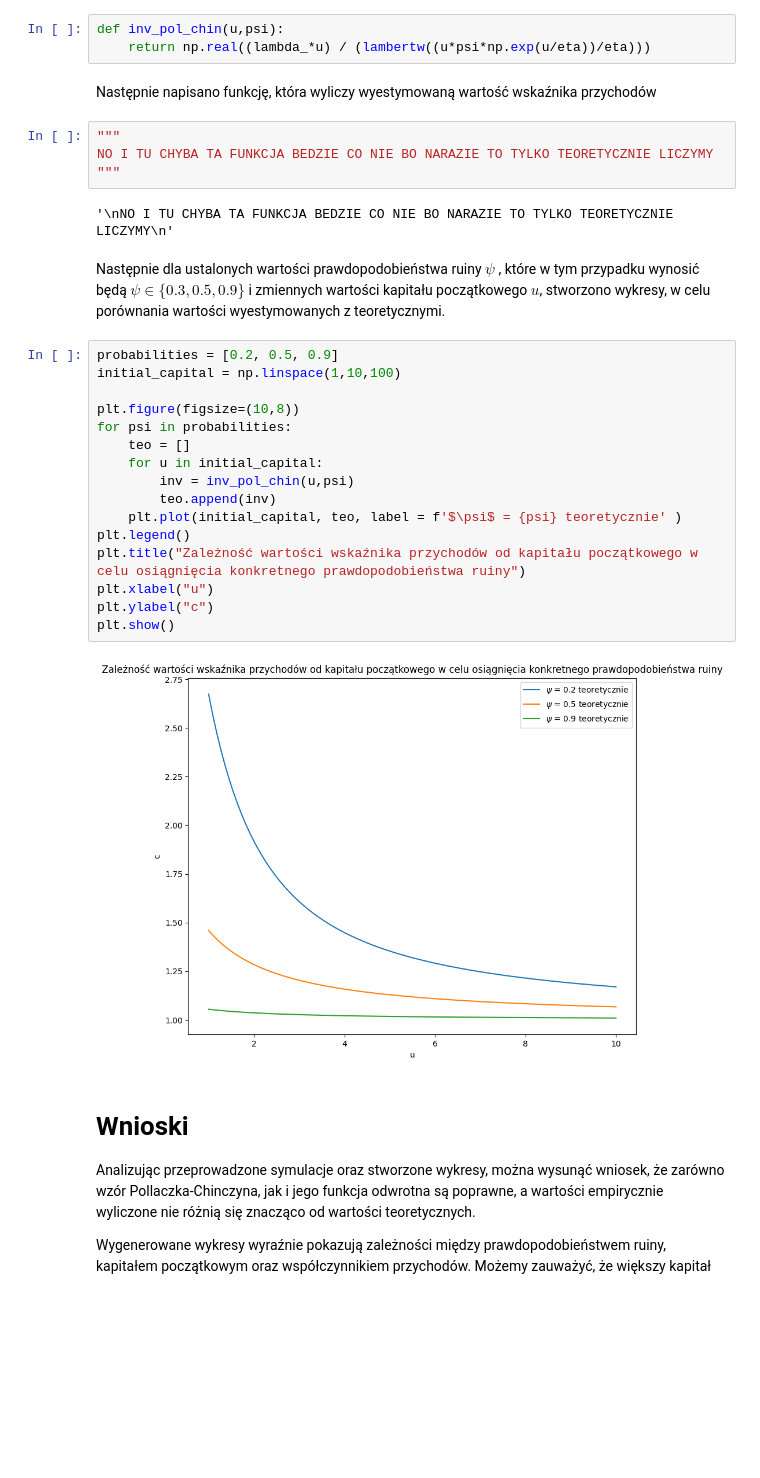
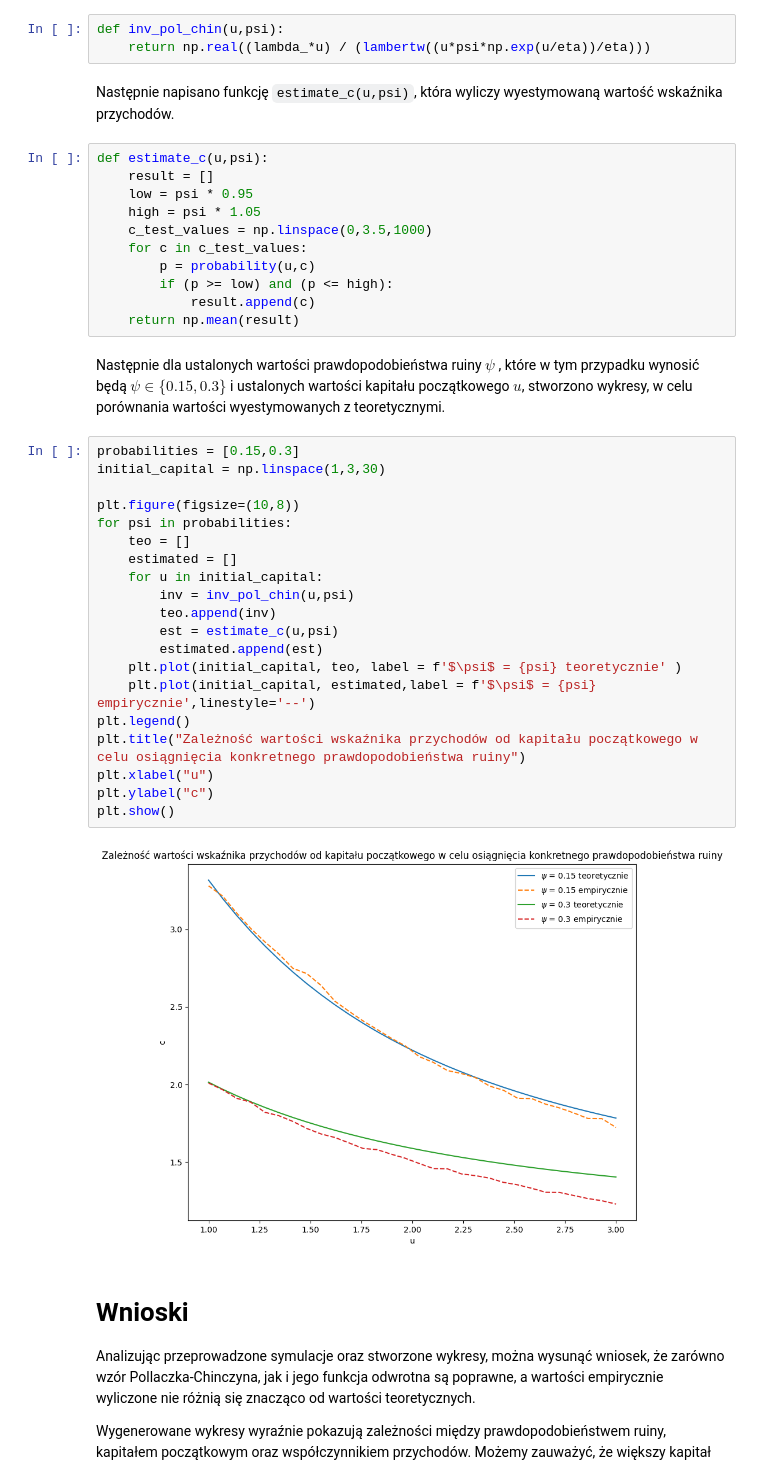
Before and after one commit to mathieuboro/symulacje, a Jupyter notebook: Raport_Sym.ipynb, the cells around one changed output. Cells and saved outputs as stored; diff of their text form; blank space fills up the shorter version.

Commit message:
Skonczone 5 i poprawione wykresy

```diff
--- a/Raport_Sym.ipynb
+++ b/Raport_Sym.ipynb
@@ -813,33 +812,42 @@ Pierwszym krokiem było zaimplementowanie funkcji $c(u,ψ)$.
 def inv_pol_chin(u,psi):
     return np.real((lambda_*u) / (lambertw((u*psi*np.exp(u/eta))/eta)))
 # %% [markdown]
-Następnie napisano funkcję, która wyliczy wyestymowaną wartość wskaźnika przychodów
+Następnie napisano funkcję ` estimate_c(u,psi) `, która wyliczy wyestymowaną wartość wskaźnika przychodów.
-# %%
-"""
-NO I TU CHYBA TA FUNKCJA BEDZIE CO NIE BO NARAZIE TO TYLKO TEORETYCZNIE LICZYMY
-"""
-# %% [output]
-'\nNO I TU CHYBA TA FUNKCJA BEDZIE CO NIE BO NARAZIE TO TYLKO TEORETYCZNIE LICZYMY\n'
+# %%
+def estimate_c(u,psi):
+    result = []
+    low = psi * 0.95
+    high = psi * 1.05
+    c_test_values = np.linspace(0,3.5,1000)
+    for c in c_test_values:
+        p = probability(u,c)
+        if (p >= low) and (p <= high):
+            result.append(c)
+    return np.mean(result)
 # %% [markdown]
-Następnie dla ustalonych wartości prawdopodobieństwa ruiny $\psi$ , które w tym przypadku wynosić będą $\psi \in \{0.3 , 0.5 , 0.9\} $ i zmiennych wartości kapitału początkowego $u$, stworzono wykresy, w celu porównania wartości wyestymowanych z teoretycznymi.
+Następnie dla ustalonych wartości prawdopodobieństwa ruiny $\psi$ , które w tym przypadku wynosić będą $\psi \in \{0.15 , 0.3 \} $ i ustalonych wartości kapitału początkowego $u$, stworzono wykresy, w celu porównania wartości wyestymowanych z teoretycznymi.
 # %%
-probabilities = [0.2, 0.5, 0.9]
-initial_capital = np.linspace(1,10,100)
+probabilities = [0.15,0.3]
+initial_capital = np.linspace(1,3,30)
 
 plt.figure(figsize=(10,8))
 for psi in probabilities:
     teo = []
+    estimated = []
     for u in initial_capital:
         inv = inv_pol_chin(u,psi)
         teo.append(inv)
+        est = estimate_c(u,psi)
+        estimated.append(est)
     plt.plot(initial_capital, teo, label = f'$\psi$ = {psi} teoretycznie' )
+    plt.plot(initial_capital, estimated,label = f'$\psi$ = {psi} empirycznie',linestyle='--')
 plt.legend()
 plt.title("Zależność wartości wskaźnika przychodów od kapitału początkowego w celu osiągnięcia konkretnego prawdopodobieństwa ruiny")
 plt.xlabel("u")
 plt.ylabel("c")
 plt.show()
 # %% [output]
-[figure, old version]
+[figure, new version]
 # %% [markdown]
 # Wnioski
 Analizując przeprowadzone symulacje oraz stworzone wykresy, można wysunąć wniosek, że zarówno wzór Pollaczka-Chinczyna, jak i jego funkcja odwrotna są poprawne, a wartości empirycznie wyliczone nie różnią się znacząco od wartości teoretycznych.
```
Also changed, not shown: parts of 17 cells of this notebook.
